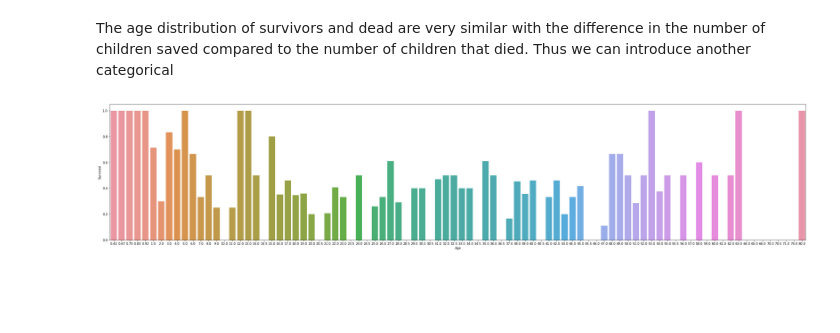
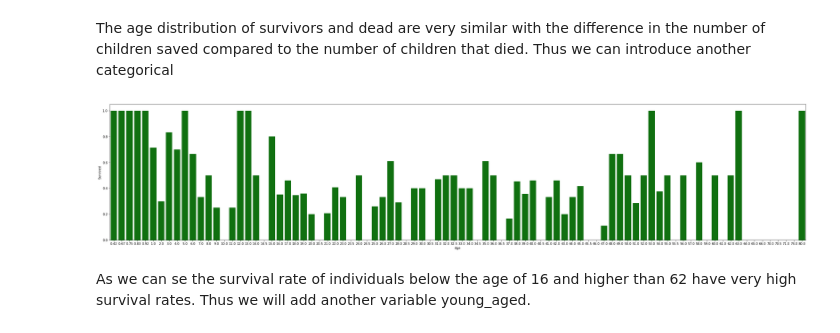
Before and after one commit to shubhambhardwaj98/TitanicDataset, a Jupyter notebook: titanicdataset.ipynb, the cells around one changed output. Saved outputs shown, nothing was run; the diff lists cells and outputs as text; code cells hidden in the pictures; blank space fills up the shorter version.

```diff
--- a/titanicdataset.ipynb
+++ b/titanicdataset.ipynb
@@ -239,11 +252,11 @@ plt.show()
 The age distribution of survivors and dead are very similar with the difference in the number of children saved compared to the number of children that died.
 Thus we can introduce another categorical
 # %%
-
-
 plt.figure(figsize=(40,8))
 survival_byage = final_train[["Age", "Survived"]].groupby(['Age'], as_index=False).mean()
-g = sns.barplot(x='Age', y='Survived', data=survival_byage)
+g = sns.barplot(x='Age', y='Survived', data=survival_byage, color = 'green')
 plt.show()
 # %% [output]
-[figure, old version]
+[figure, new version]
+# %% [markdown]
+As we can se the survival rate of individuals below the age of 16 and higher than 62 have very high survival rates. Thus we will add another variable young_aged.
```
Also changed, not shown: parts of 37 cells of this notebook.
